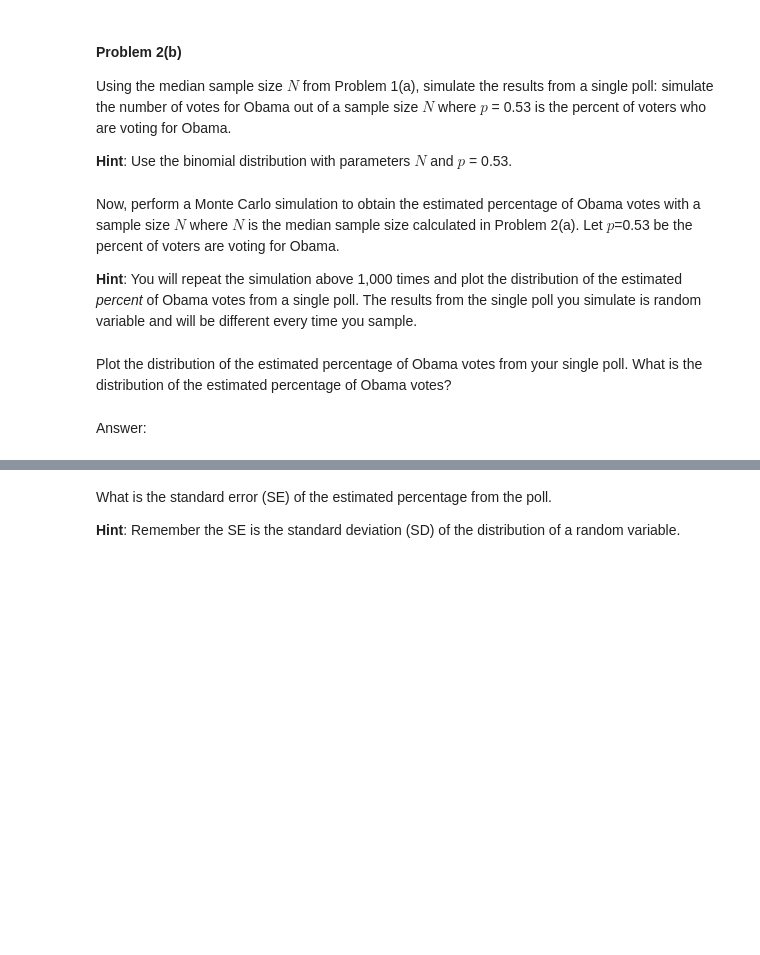
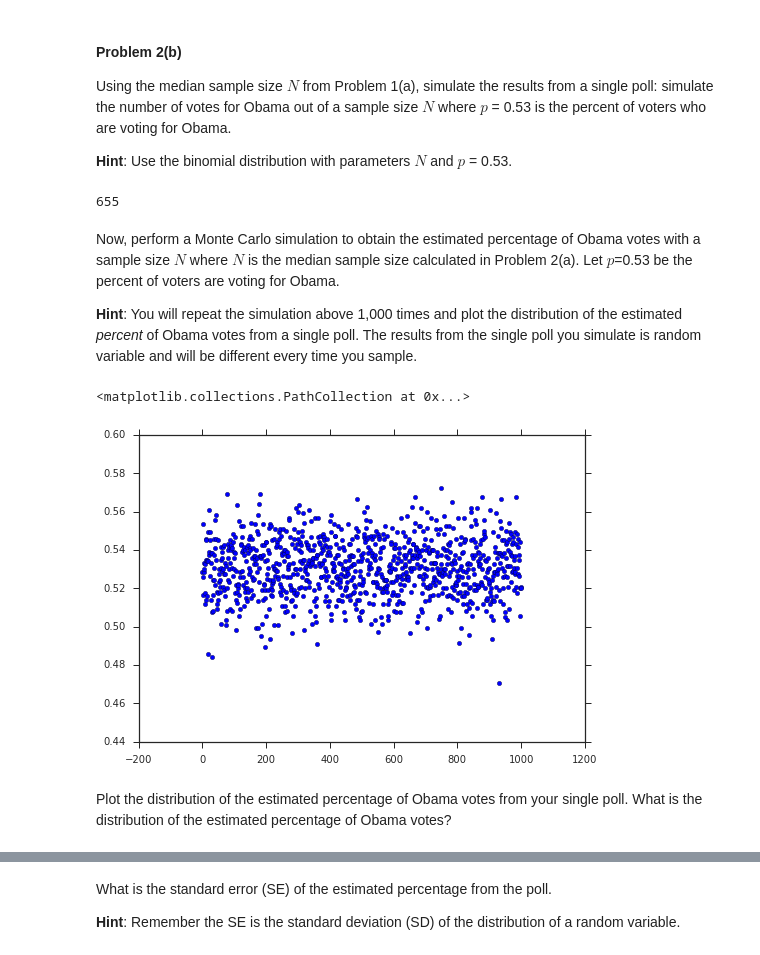
Before and after one commit to SoNicKKK/ML, a Jupyter notebook: Practice/HW2.ipynb, the cells around one changed output, grey strips where cells are left out. Saved outputs shown, nothing was run; the diff lists cells and outputs as text; code cells hidden in the pictures; blank space fills up the shorter version.

```diff
--- a/Practice/HW2.ipynb
+++ b/Practice/HW2.ipynb
@@ -260,2 +259,5 @@ Read in the polls from the [2012 Presidential Election: Barack Obama vs Mitt Rom
+# %%
+url = 'http://elections.huffingtonpost.com/pollster/2012-general-election-romney-vs-obama.csv'
+election = pd.read_csv(url, parse_dates=['Start Date', 'End Date'])
 # %% [markdown]
 Show the head of the `election` DataFrame.
@@ -269,0 +277,3 @@ How many polls were conducted in November? Define this number as M.
+# %%
+nov = election[election['Start Date'].apply(lambda x: (x.month == 11) & (x.year == 2012))].drop_duplicates('Pollster')
+len(nov.index)
@@ -275,0 +286,3 @@ What was the median of the number of observations in the November polls? Define
+# %%
+N = nov['Number of Observations'].median()
+print(N)
@@ -286,3 +299,7 @@ Using the median sample size $N$ from Problem 1(a), simulate the results from a
+# %%
+np.random.binomial(n=N, p=0.53)
+# %% [output]
+655
 # %% [markdown]
 Now, perform a Monte Carlo simulation to obtain the estimated percentage of Obama votes with a sample size $N$ where $N$ is the median sample size calculated in Problem 2(a). Let $p$=0.53 be the percent of voters are voting for Obama.
 
@@ -292,2 +307,10 @@ Now, perform a Monte Carlo simulation to obtain the estimated percentage of Obam
+# %%
+votes = []
+for i in range(1000):
+    votes.append(np.random.binomial(n=N, p=0.53) / N)
+plt.scatter(np.arange(0, 1000), votes)
+# %% [output]
+<matplotlib.collections.PathCollection at 0x...>
+[figure, added]
 # %% [markdown]
 Plot the distribution of the estimated percentage of Obama votes from your single poll. What is the distribution of the estimated percentage of Obama votes?
@@ -296,2 +316,0 @@ Plot the distribution of the estimated percentage of Obama votes from your singl
-# %% [markdown]
-Answer:
```
Also changed, not shown: parts of 74 cells of this notebook, 3 other files.
